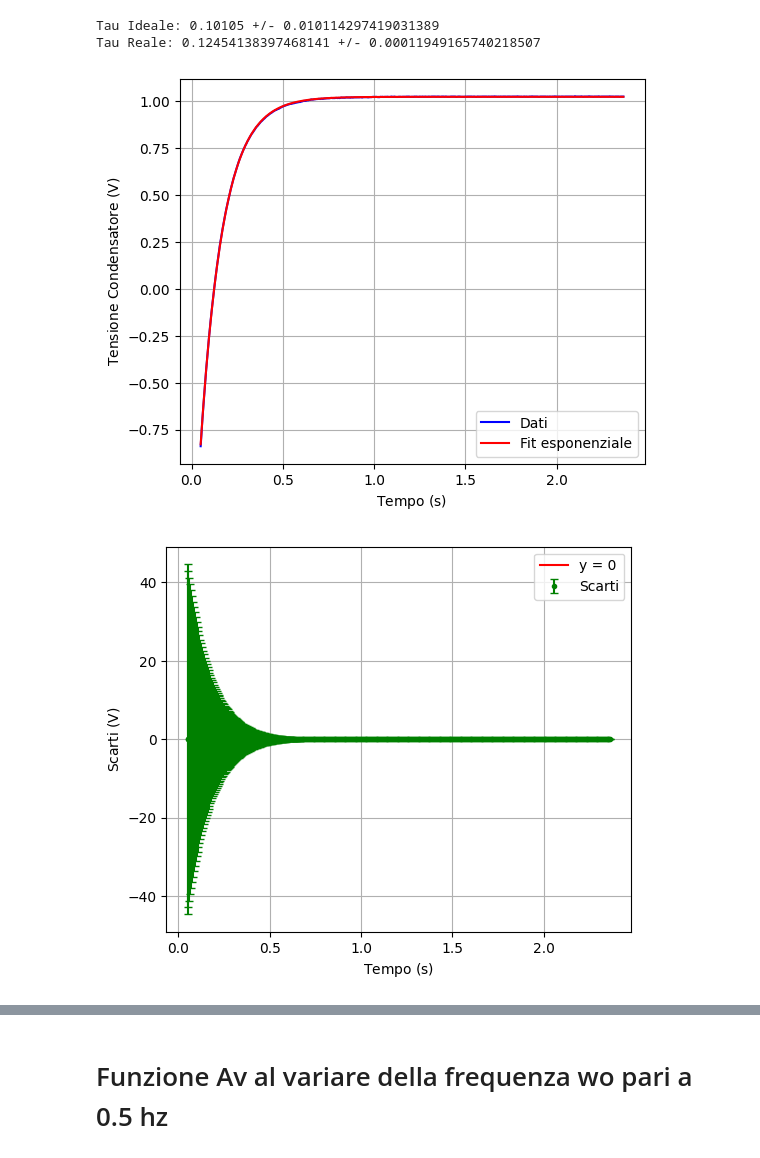
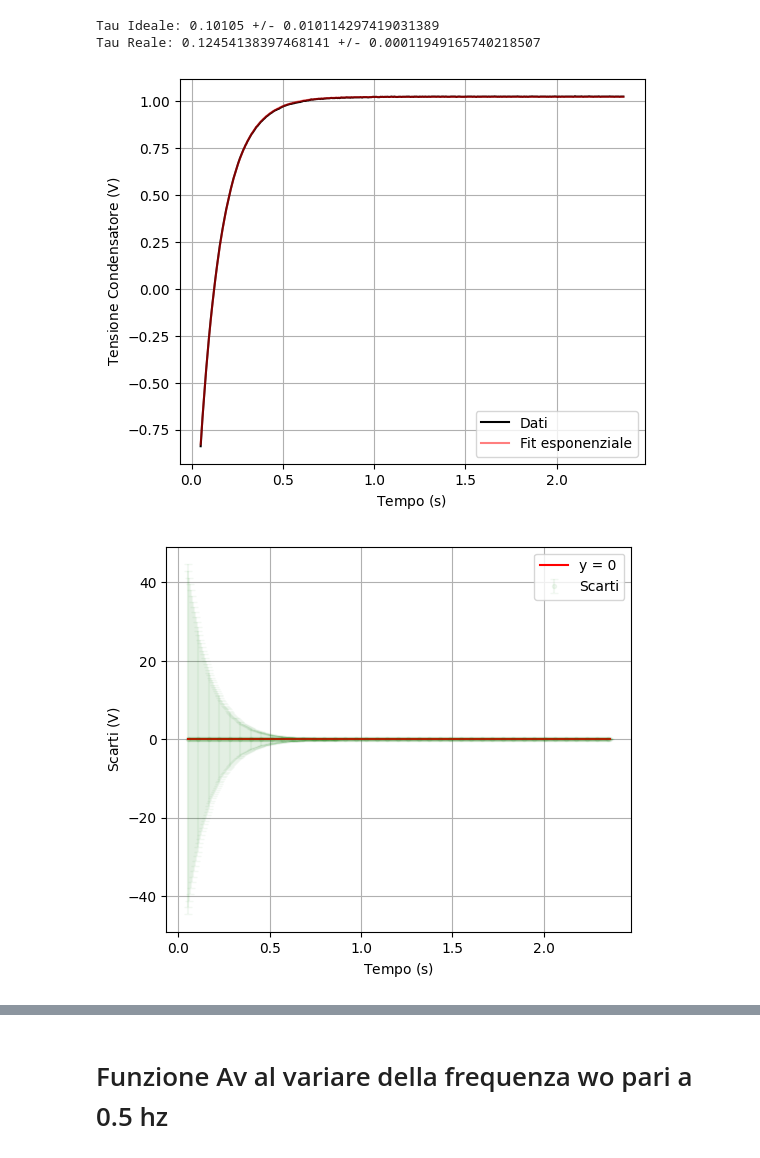
Before and after one commit to Shyan01/Lab-Fisica-2, a Jupyter notebook: Esperienza RC/Circuito_RC.ipynb, the cells around one changed output, grey strips where cells are left out. Cells and saved outputs as stored; diff of their text form; code cells hidden in the pictures.

```diff
--- a/Esperienza RC/Circuito_RC.ipynb
+++ b/Esperienza RC/Circuito_RC.ipynb
@@ -565,36 +565,36 @@ Tau Reale: 0.12454138397468141 +/- 0.00011949165740218507
 # %%
 fig , ax = plt.subplots(figsize = (6,5))
 
-ax.plot(delta_3, dvc_3, color = 'b', label = "Dati")
-ax.plot(delta_3, y_fit, color= 'r', label= "Fit esponenziale")
+ax.plot(delta_3, dvc_3, color = 'black', label = "Dati")
+ax.plot(delta_3, y_fit, color= 'r', label= "Fit esponenziale", alpha = 0.5)
 ax.set_xlabel(r'$\text{Tempo (s)}$')
 ax.set_ylabel(r'$\text{Tensione Condensatore (V)}$')
 ax.grid(True)
 fig.savefig("Grafico e fit(5).png", dpi = 300, bbox_inches = 'tight')
 ax.legend()
 
 fig ,ax =plt.subplots(figsize = (6,5))
 
-ax.errorbar(delta_3, sigma, yerr = err_y, fmt = '.' , color = 'g', label = "Scarti", capsize = 3)
+ax.errorbar(delta_3, sigma, yerr = err_y, fmt = '.' , color = 'g', label = "Scarti", capsize = 3, alpha = 0.05)
 ax.plot(delta_3, y_0, color = 'r', label = "y = 0")
 #plt.ylim(-0.01,0.02)
 #plt.xlim(0 , 0.1)
 ax.set_xlabel(r'$\text{Tempo (s)}$')
 ax.set_ylabel(r'$\text{Scarti (V)}$')
 ax.legend()
 plt.grid(True)
 fig.savefig("Grafico Scarti(5).png", dpi = 300, bbox_inches = 'tight')
 
 fig ,ax =plt.subplots(figsize = (6,5))
 ax.errorbar(index, taus, yerr = err_Taus, fmt ='o', color ='r', capsize = 3)
 ax.set_xlim(-1,2)
 ax.set_ylim(0.08,0.15)
 ax.set_ylabel("Tempo (s)")
 ax.grid(True)
 fig.savefig("Confronto Tau(5).png", dpi = 300, bbox_inches = 'tight' )
 # %% [output]
-[figure, old version]
+[figure, new version]
-[figure, old version]
+[figure, new version]
 [figure]
 # %% [markdown]
 # Funzione Av al variare della frequenza wo pari a 0.5 hz
```
Also changed, not shown: parts of 3 cells of this notebook, 10 other files.
